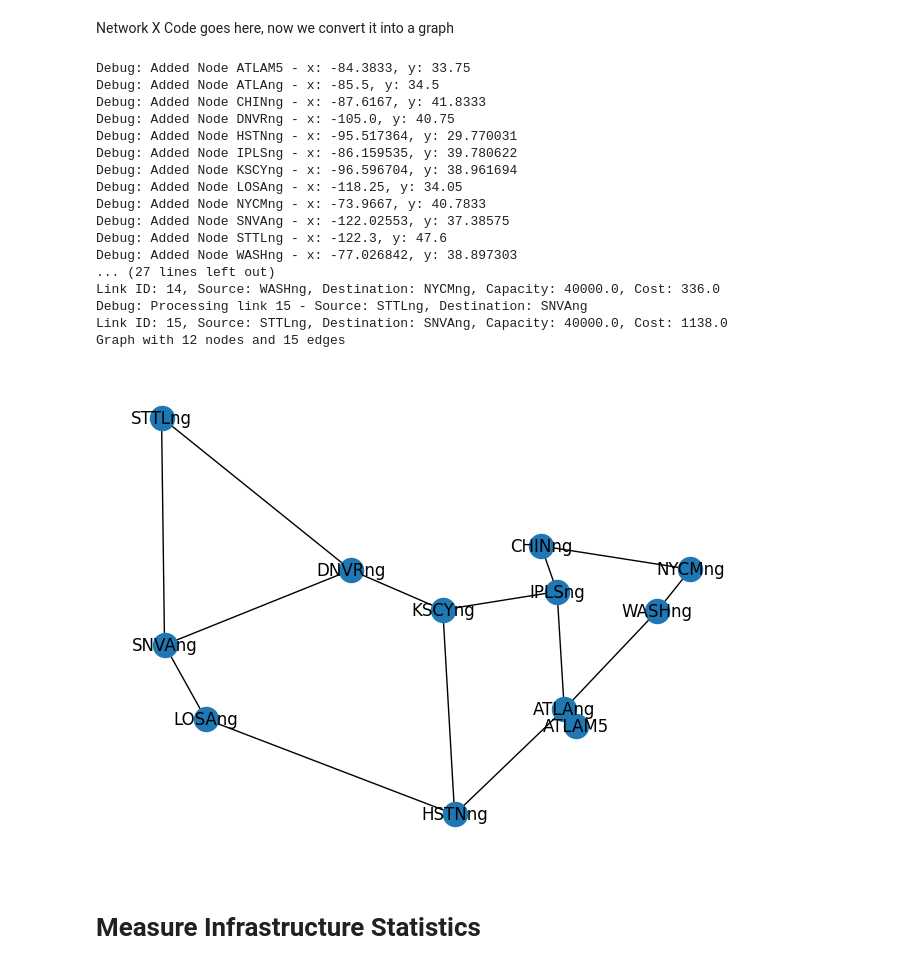
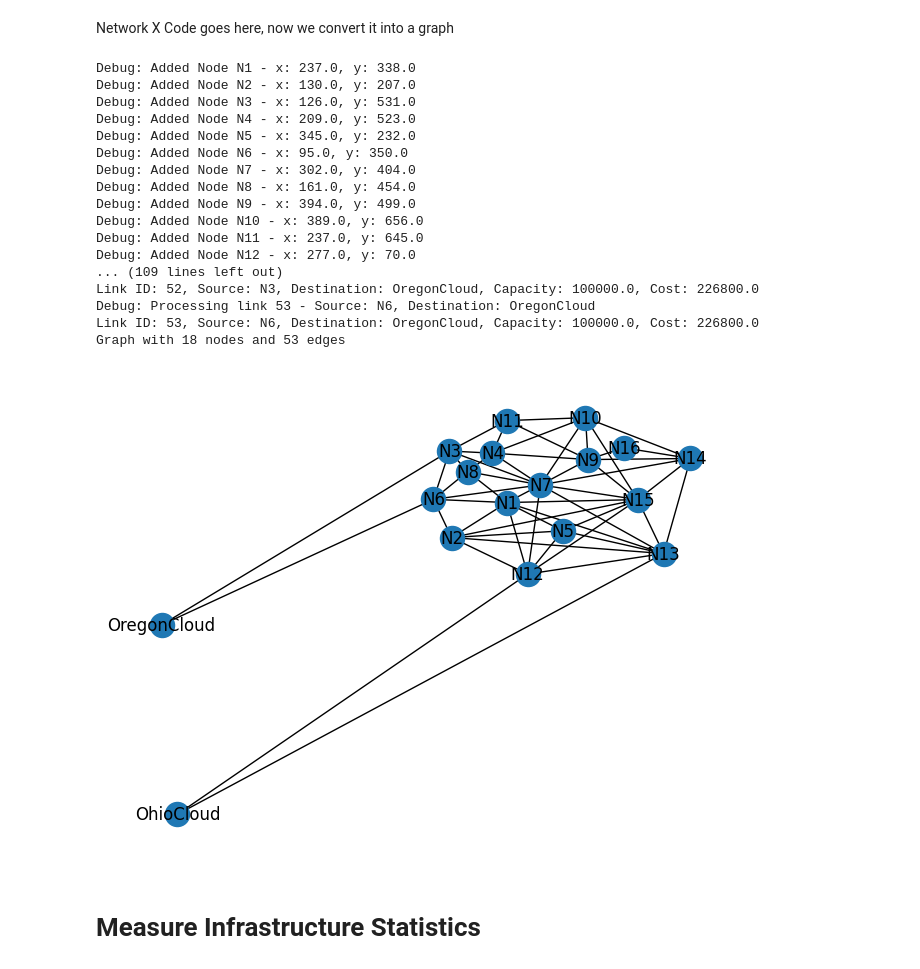
Before and after one commit to yrafique/VNF-python, a Jupyter notebook: Import_NetworkImport.ipynb, the cells around one changed output. Saved outputs shown, nothing was run; the diff lists cells and outputs as text; code cells hidden in the pictures.

```diff
--- a/Import_NetworkImport.ipynb
+++ b/Import_NetworkImport.ipynb
@@ -49,52 +49,67 @@ def convert_links(G, nodes, links):
                 cost = addModule.get("cost")
                 G.add_edge(source, dest, capacity=float(capacity), cost=float(cost))
                 print(f"Link ID: {link_id}, Source: {source}, Destination: {dest}, Capacity: {capacity}, Cost: {cost}")
             else:
                 print(f"Link ID: {link_id} has no 'addModule' in 'additionalModules'.")
         else:
             print(f"Link ID: {link_id} has no additional modules.")
 
 # Defining the name of the network and creating an empty networkx graph
-network_name = "abilene.xml"
+network_name = "newyork.xml"
 G = nx.Graph()
 
 # Defining the path to the network XML file and reading the network data from the file
 path = 'Networks/'
 from_xml = read_XMLnetwork (path+network_name)
 
 # Extracting nodes, links, and demands data from the network data dictionary
 nodes = from_xml[0]
 links = from_xml[1]
 
 
 # Converting nodes and links data to nodes and edges in networkx graph
 convert_nodes(G,nodes)
 convert_links(G,nodes,links)
 
 
 # Drawing the networkx graph with node positions and other attributes
 nx.draw(G, nx.get_node_attributes(G, 'pos'), with_labels=True, node_size=300, style = "solid")
 
+import matplotlib.pyplot as plt
+import networkx as nx
+
+# Draw the graph
+#fig, ax = plt.subplots(figsize=(10, 10))  # you can change the figure size as needed
+
+# # Set axis limits
+# ax.set_xlim([-500, 500])  # Adjust limits to fit your specific case
+# ax.set_ylim([-1000, 1000])
+
+# nx.draw(G, nx.get_node_attributes(G, 'pos'), with_labels=True, node_size=300, ax=ax)
+
+# plt.show()
+
+
 print(G)
 # %% [output]
-Debug: Added Node ATLAM5 - x: -84.3833, y: 33.75
-Debug: Added Node ATLAng - x: -85.5, y: 34.5
-Debug: Added Node CHINng - x: -87.6167, y: 41.8333
-Debug: Added Node DNVRng - x: -105.0, y: 40.75
-Debug: Added Node HSTNng - x: -95.517364, y: 29.770031
-Debug: Added Node IPLSng - x: -86.159535, y: 39.780622
-Debug: Added Node KSCYng - x: -96.596704, y: 38.961694
-Debug: Added Node LOSAng - x: -118.25, y: 34.05
-Debug: Added Node NYCMng - x: -73.9667, y: 40.7833
-Debug: Added Node SNVAng - x: -122.02553, y: 37.38575
-Debug: Added Node STTLng - x: -122.3, y: 47.6
-Debug: Added Node WASHng - x: -77.026842, y: 38.897303
-... (27 lines left out)
-Link ID: 14, Source: WASHng, Destination: NYCMng, Capacity: 40000.0, Cost: 336.0
-Debug: Processing link 15 - Source: STTLng, Destination: SNVAng
-Link ID: 15, Source: STTLng, Destination: SNVAng, Capacity: 40000.0, Cost: 1138.0
-Graph with 12 nodes and 15 edges
+Debug: Added Node N1 - x: 237.0, y: 338.0
+Debug: Added Node N2 - x: 130.0, y: 207.0
+Debug: Added Node N3 - x: 126.0, y: 531.0
+Debug: Added Node N4 - x: 209.0, y: 523.0
+Debug: Added Node N5 - x: 345.0, y: 232.0
+Debug: Added Node N6 - x: 95.0, y: 350.0
+Debug: Added Node N7 - x: 302.0, y: 404.0
+Debug: Added Node N8 - x: 161.0, y: 454.0
+Debug: Added Node N9 - x: 394.0, y: 499.0
+Debug: Added Node N10 - x: 389.0, y: 656.0
+Debug: Added Node N11 - x: 237.0, y: 645.0
+Debug: Added Node N12 - x: 277.0, y: 70.0
+... (109 lines left out)
+Link ID: 52, Source: N3, Destination: OregonCloud, Capacity: 100000.0, Cost: 226800.0
+Debug: Processing link 53 - Source: N6, Destination: OregonCloud
+Link ID: 53, Source: N6, Destination: OregonCloud, Capacity: 100000.0, Cost: 226800.0
+Graph with 18 nodes and 53 edges
-[figure, old version]
+[figure, new version]
 # %% [markdown]
 # Measure Infrastructure Statistics
 # %%
```
Also changed, not shown: parts of 11 cells of this notebook, 1 other file.
